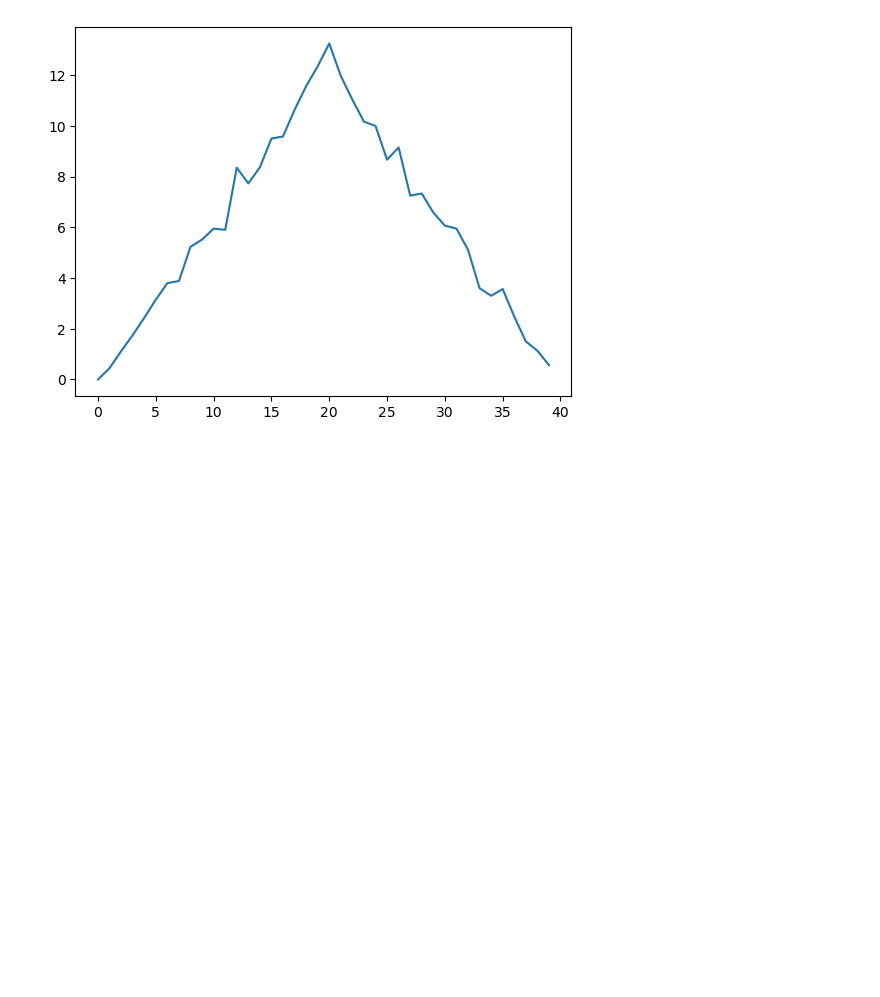
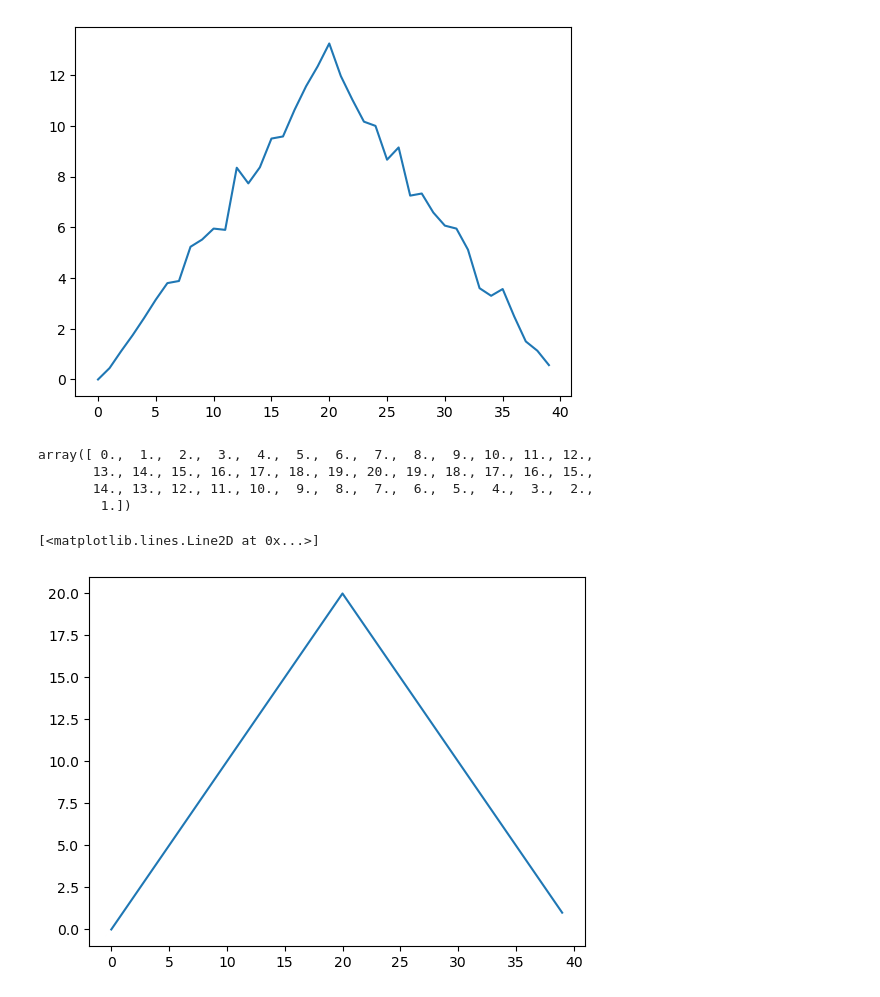
Before and after one commit to tu-delft-library/introduction_to_programming_with_python, a Jupyter notebook: material_for_participants/python_one.ipynb, the cells around one changed output. Cells and saved outputs as stored; diff of their text form; code cells hidden in the pictures; blank space fills up the shorter version.

```diff
--- a/material_for_participants/python_one.ipynb
+++ b/material_for_participants/python_one.ipynb
@@ -494,4 +494,14 @@ plt.plot(mean_per_day)
 [<matplotlib.lines.Line2D at 0x...>]
 [figure]
 # %%
-plt.plot(np.
+np.max(data, axis=0)
+# %% [output]
+array([ 0.,  1.,  2.,  3.,  4.,  5.,  6.,  7.,  8.,  9., 10., 11., 12.,
+       13., 14., 15., 16., 17., 18., 19., 20., 19., 18., 17., 16., 15.,
+       14., 13., 12., 11., 10.,  9.,  8.,  7.,  6.,  5.,  4.,  3.,  2.,
+        1.])
+# %%
+plt.plot(np.max(data, axis=0))
+# %% [output]
+[<matplotlib.lines.Line2D at 0x...>]
+[figure, added]
```
Also changed, not shown: parts of 1 cell of this notebook.
